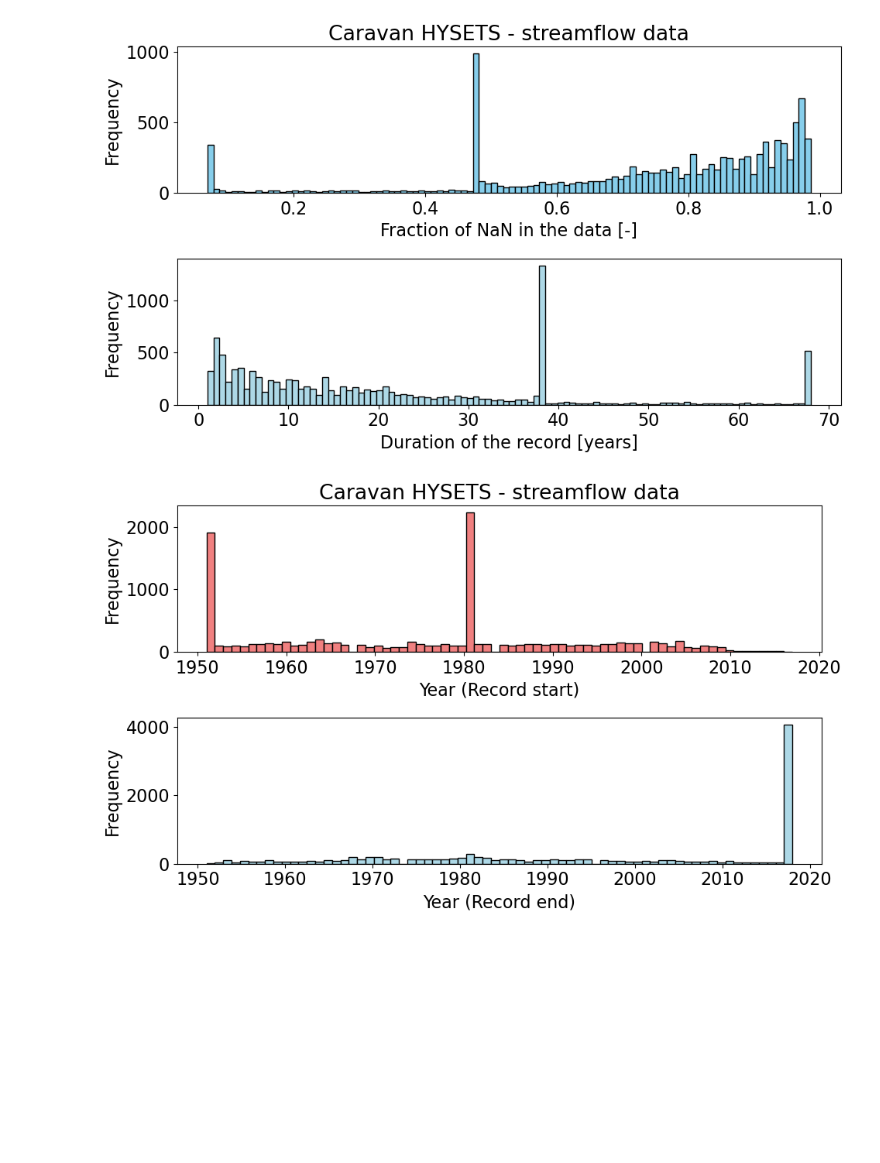
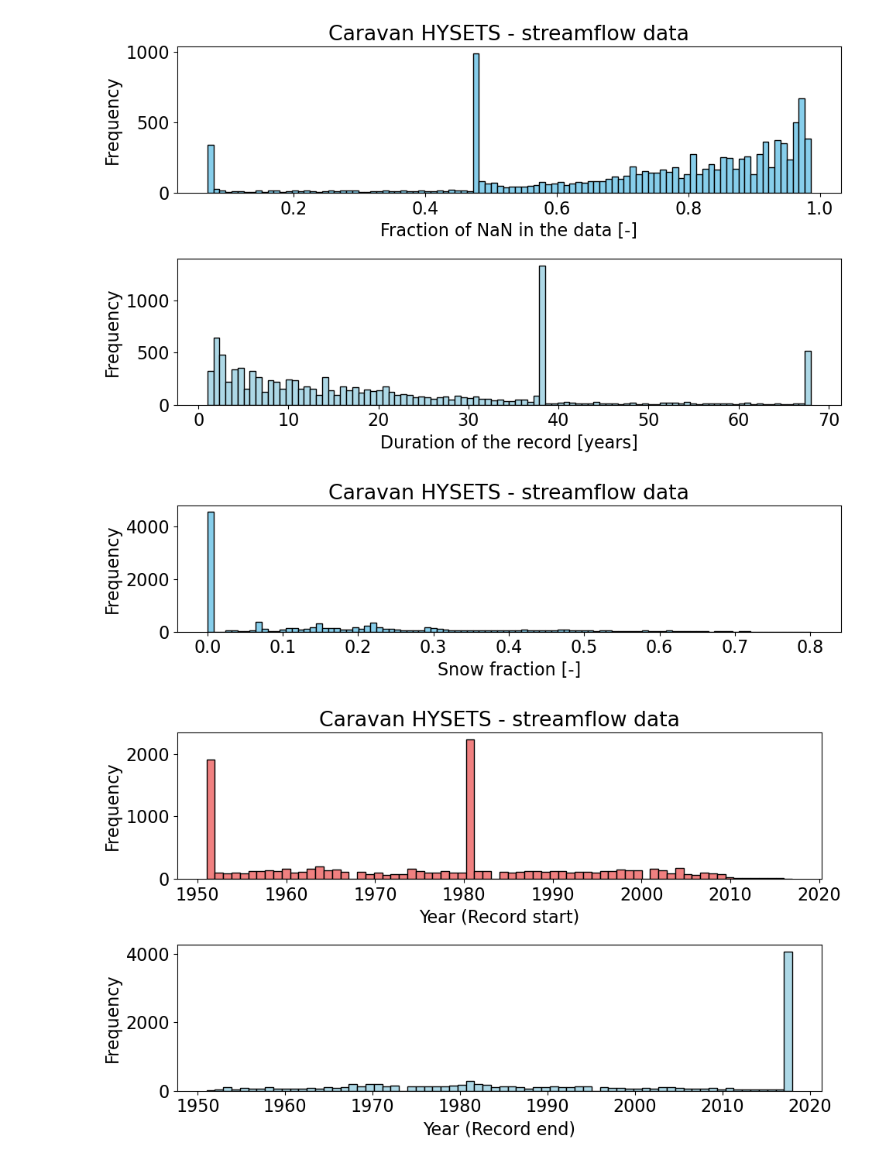
Before and after one commit to RY4GIT/signature-prediction, a Jupyter notebook: data_mng/check_hysets_qa_plot.ipynb, the cells around one changed output. Cells and saved outputs as stored; diff of their text form; code cells hidden in the pictures; blank space fills up the shorter version.

```diff
--- a/data_mng/check_hysets_qa_plot.ipynb
+++ b/data_mng/check_hysets_qa_plot.ipynb
@@ -147,6 +148,23 @@ plt.tight_layout()
 plt.show()
 # %% [output]
 [figure]
+# %%
+# Creating a 2x1 subplot layout
+fig, ax = plt.subplots(1, 1, figsize=(10, 3))
+
+# Plotting the start year histogram
+ax.hist(hysets_qa['frac_snow'], bins=100, color='skyblue', edgecolor='black')
+ax.set_title('Caravan HYSETS - streamflow data')
+ax.set_xlabel('Snow fraction [-]')
+ax.set_ylabel('Frequency')
+
+# Adjust the layout to prevent overlap
+plt.tight_layout()
+
+# Show the plot
+plt.show()
+# %% [output]
+[figure, added]
 # %%
 
 
```
Also changed, not shown: parts of 4 cells of this notebook, 1 other file.
